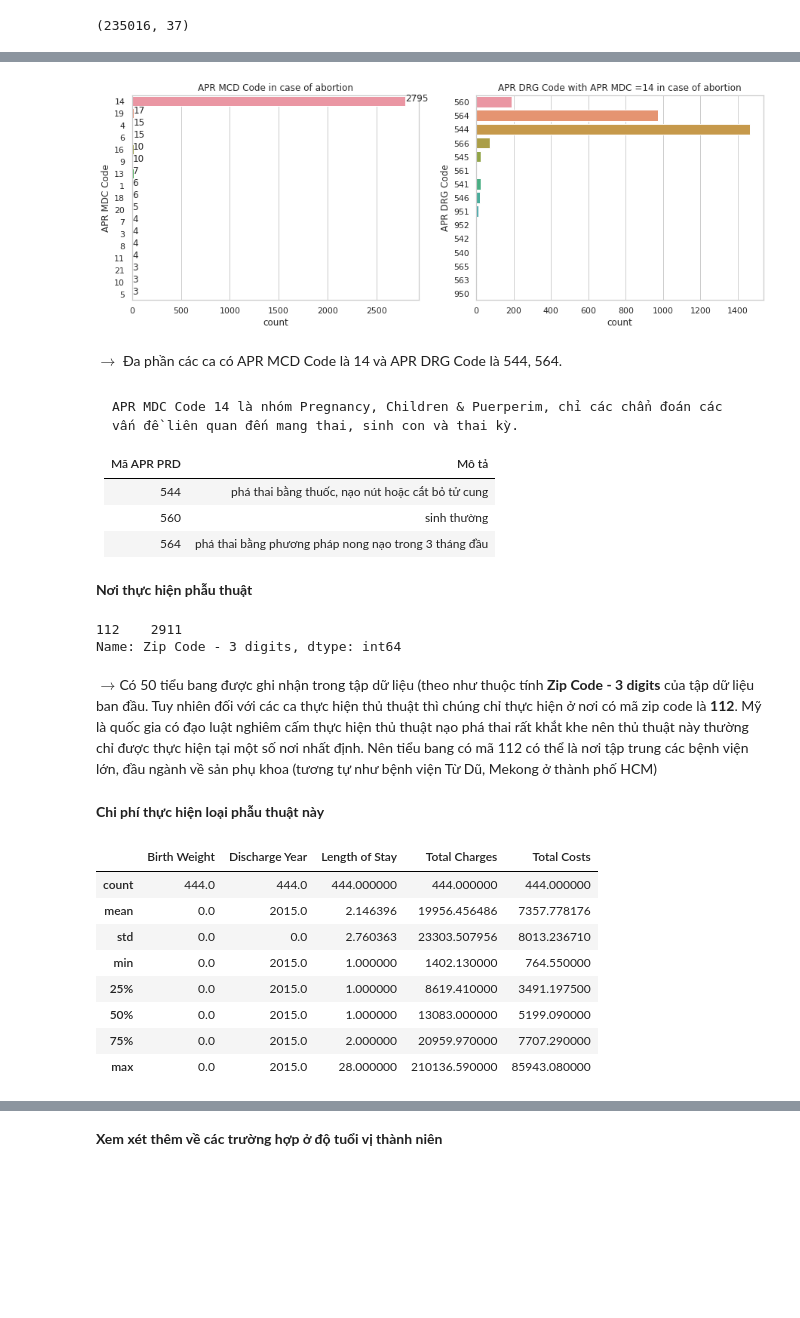
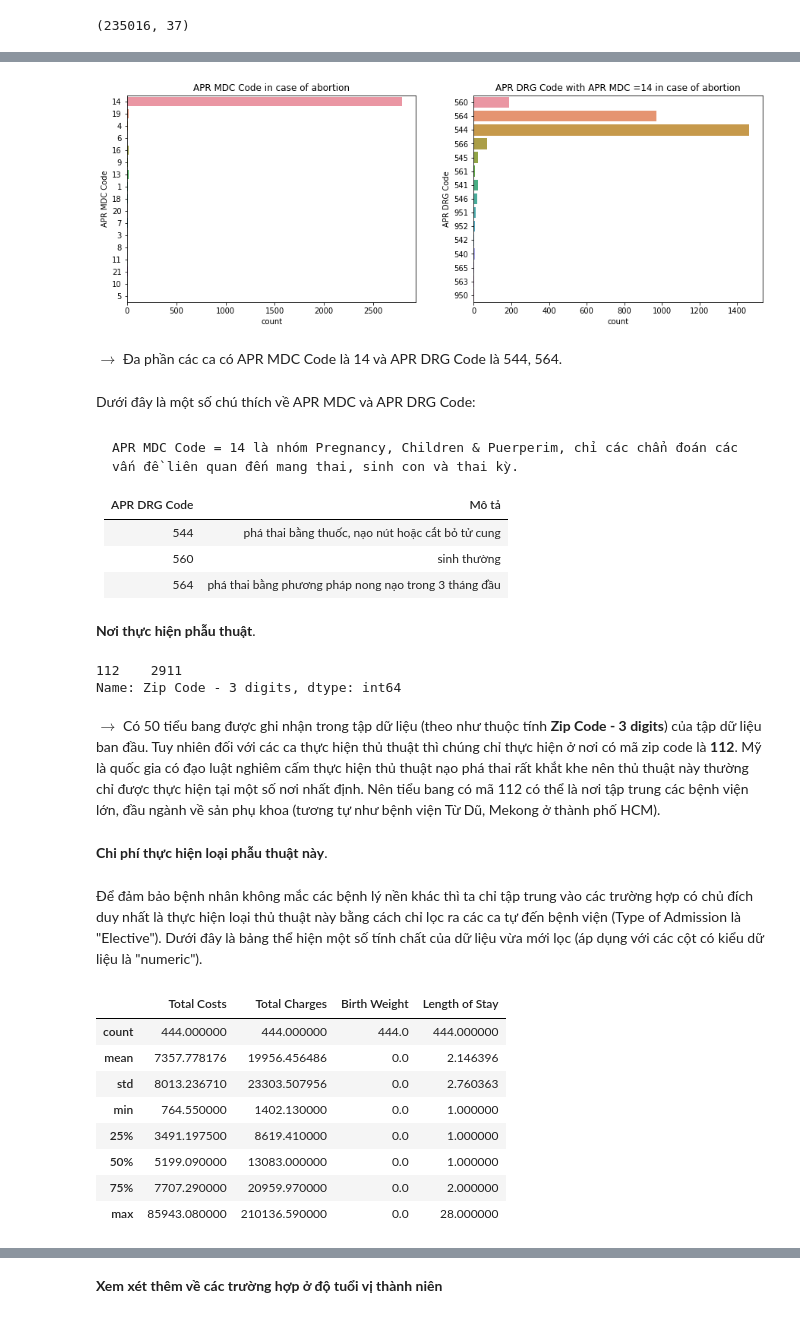
Before and after one commit to viplazylmht/P4DS_final, a Jupyter notebook: P4DS_Final.ipynb, the cells around one changed output, grey strips where cells are left out. Saved outputs shown, nothing was run; the diff lists cells and outputs as text; code cells hidden in the pictures; blank space fills up the shorter version.

```diff
--- a/P4DS_Final.ipynb
+++ b/P4DS_Final.ipynb
@@ -36,7 +36,6 @@ import pandas as pd
 import matplotlib.pyplot as plt
 import scipy.stats
 import seaborn as sns
-sns.set_theme(style="whitegrid")
 
 import warnings
 warnings.simplefilter(action='ignore')
@@ -452,0 +448,4 @@ abortion_df.head(3)
+# %%
+cols = ['Total Costs', 'Total Charges', 'APR MDC Code', 'APR DRG Code', 'APR Severity of Illness Code', 'Age Group', 'Birth Weight', 'Length of Stay', 'Type of Admission', 'Zip Code - 3 digits', 'Emergency Department Indicator']
+abortion_df = data.loc[data['Abortion Edit Indicator'] == 'Y', (cols)]
+abortion_df.head(3)
@@ -473,46 +482,55 @@ $\rightarrow $ Nếu như đánh giá một cách chủ quan rằng 100% sản p
 # %%
 fig, axs = plt.subplots(1,2, figsize=(15,5))
 sns.countplot(data = abortion_df, y = 'APR MDC Code', orient='v', ax=axs[0])
 
-for index, value in enumerate(abortion_df['APR MDC Code'].value_counts()):
-    axs[0].text(value, index, str(value))
+# for index, value in enumerate(abortion_df['APR MDC Code'].value_counts()):
+#     axs[0].text(value, index, str(value))
 
 axs[0].title.set_text('APR MDC Code in case of abortion')
 sns.countplot(data = abortion_df.loc[abortion_df['APR MDC Code']=='14'], y = 'APR DRG Code', ax = axs[1])
+
+# for index, value in enumerate(abortion_df.loc[abortion_df['APR MDC Code']=='14', 'APR DRG Code'].value_counts()):
+#     axs[1].text(value, index, str(value))
+
 axs[1].title.set_text('APR DRG Code with APR MDC =14 in case of abortion')
 plt.show()
 # %% [output]
-[figure, old version]
+[figure, new version]
 # %% [markdown]
-$\rightarrow$ Đa phần các ca có APR MCD Code là 14 và APR DRG Code là 544, 564.
+$\rightarrow$ Đa phần các ca có APR MDC Code là 14 và APR DRG Code là 544, 564.
+# %% [markdown]
+Dưới đây là một số chú thích về APR MDC và APR DRG Code:
 # %% [markdown]
-    APR MDC Code 14 là nhóm Pregnancy, Children & Puerperim, chỉ các chẩn đoán các vấn đề liên quan đến mang thai, sinh con và thai kỳ.
+    APR MDC Code = 14 là nhóm Pregnancy, Children & Puerperim, chỉ các chẩn đoán các vấn đề liên quan đến mang thai, sinh con và thai kỳ.
 
-|Mã APR PRD | Mô tả |
+
+|APR DRG Code | Mô tả |
 |:-|:-|
 |544|phá thai bằng thuốc, nạo nút hoặc cắt bỏ tử cung|
 |560|sinh thường|
 |564|phá thai bằng phương pháp nong nạo trong 3 tháng đầu|
 # %% [markdown]
-**Nơi thực hiện phẫu thuật**
+**Nơi thực hiện phẫu thuật**.
 # %%
 abortion_df['Zip Code - 3 digits'].value_counts()
 # %% [output]
 112    2911
 Name: Zip Code - 3 digits, dtype: int64
 # %% [markdown]
-$\rightarrow$Có 50 tiểu bang được ghi nhận trong tập dữ liệu (theo như thuộc tính **Zip Code - 3 digits** của tập dữ liệu ban đầu. Tuy nhiên đối với các ca thực hiện thủ thuật thì chúng chỉ thực hiện ở nơi có mã zip code là **112**. Mỹ là quốc gia có đạo luật nghiêm cấm thực hiện thủ thuật nạo phá thai rất khắt khe nên thủ thuật này thường chỉ được thực hiện tại một số nơi nhất định. Nên tiểu bang có mã 112 có thể là nơi tập trung các bệnh viện lớn, đầu ngành về sản phụ khoa (tương tự như bệnh viện Từ Dũ, Mekong ở thành phố HCM)
+$\rightarrow$ Có 50 tiểu bang được ghi nhận trong tập dữ liệu (theo như thuộc tính **Zip Code - 3 digits**) của tập dữ liệu ban đầu. Tuy nhiên đối với các ca thực hiện thủ thuật thì chúng chỉ thực hiện ở nơi có mã zip code là **112**. Mỹ là quốc gia có đạo luật nghiêm cấm thực hiện thủ thuật nạo phá thai rất khắt khe nên thủ thuật này thường chỉ được thực hiện tại một số nơi nhất định. Nên tiểu bang có mã 112 có thể là nơi tập trung các bệnh viện lớn, đầu ngành về sản phụ khoa (tương tự như bệnh viện Từ Dũ, Mekong ở thành phố HCM).
 # %% [markdown]
-**Chi phí thực hiện loại phẫu thuật này**
+**Chi phí thực hiện loại phẫu thuật này**.
+# %% [markdown]
+Để đảm bảo bệnh nhân không mắc các bệnh lý nền khác thì ta chỉ tập trung vào các trường hợp có chủ đích duy nhất là thực hiện loại thủ thuật này bằng cách chỉ lọc ra các ca tự đến bệnh viện (Type of Admission là "Elective"). Dưới đây là bảng thể hiện một số tính chất của dữ liệu vừa mới lọc (áp dụng với các cột có kiểu dữ liệu là "numeric").
 # %%
 abortion_df.groupby('Type of Admission').get_group('Elective').describe()
 # %% [output]
-|  | Birth Weight | Discharge Year | Length of Stay | Total Charges | Total Costs |
-| count | 444.0 | 444.0 | 444.000000 | 444.000000 | 444.000000 |
-| mean | 0.0 | 2015.0 | 2.146396 | 19956.456486 | 7357.778176 |
-| std | 0.0 | 0.0 | 2.760363 | 23303.507956 | 8013.236710 |
-| min | 0.0 | 2015.0 | 1.000000 | 1402.130000 | 764.550000 |
-| 25% | 0.0 | 2015.0 | 1.000000 | 8619.410000 | 3491.197500 |
-| 50% | 0.0 | 2015.0 | 1.000000 | 13083.000000 | 5199.090000 |
-| 75% | 0.0 | 2015.0 | 2.000000 | 20959.970000 | 7707.290000 |
-| max | 0.0 | 2015.0 | 28.000000 | 210136.590000 | 85943.080000 |
+|  | Total Costs | Total Charges | Birth Weight | Length of Stay |
+| count | 444.000000 | 444.000000 | 444.0 | 444.000000 |
+| mean | 7357.778176 | 19956.456486 | 0.0 | 2.146396 |
+| std | 8013.236710 | 23303.507956 | 0.0 | 2.760363 |
+| min | 764.550000 | 1402.130000 | 0.0 | 1.000000 |
+| 25% | 3491.197500 | 8619.410000 | 0.0 | 1.000000 |
+| 50% | 5199.090000 | 13083.000000 | 0.0 | 1.000000 |
+| 75% | 7707.290000 | 20959.970000 | 0.0 | 2.000000 |
+| max | 85943.080000 | 210136.590000 | 0.0 | 28.000000 |
```
Also changed, not shown: parts of 24 cells of this notebook.
